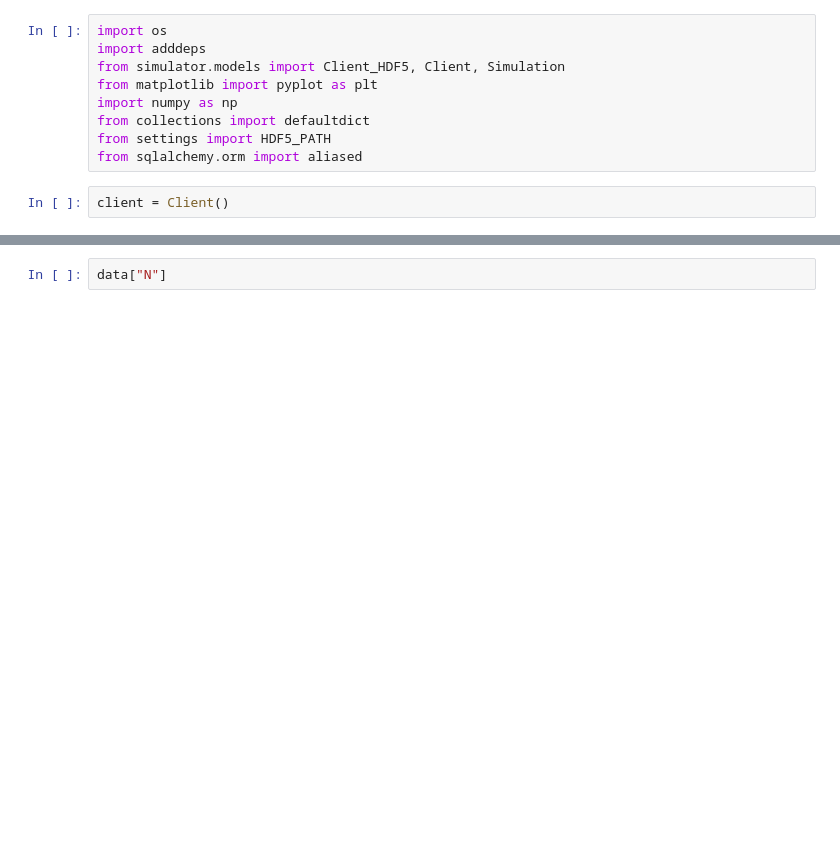
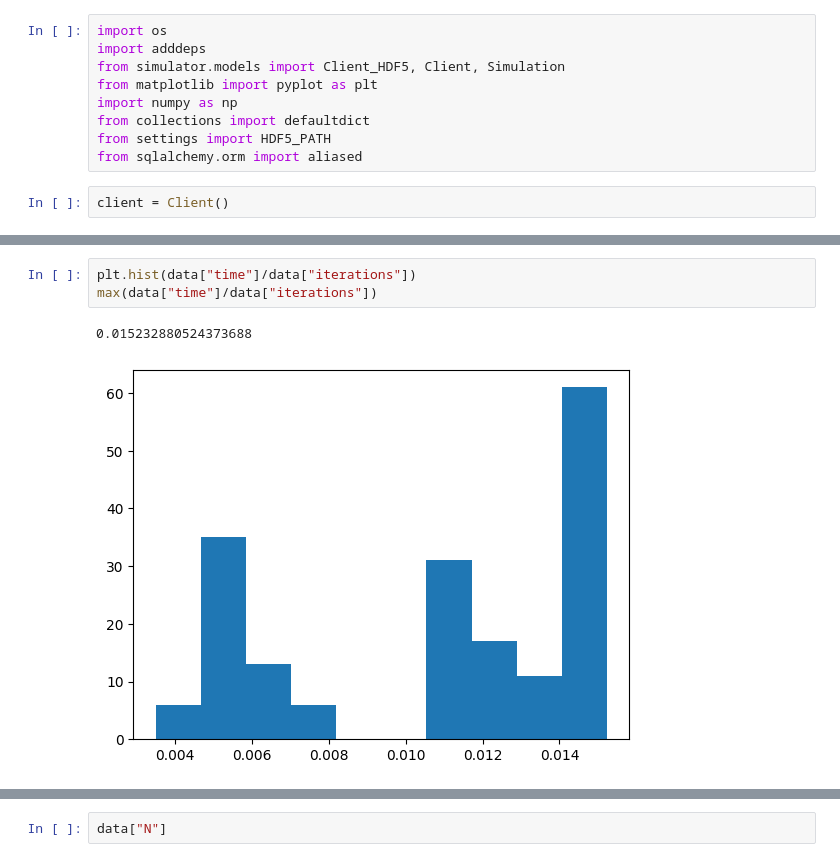
Before and after one commit to ashmat98/LJ-magnetic, a Jupyter notebook: scripts/resource estimate.ipynb, the cells around one changed output, grey strips where cells are left out. Saved outputs shown, nothing was run; the diff lists cells and outputs as text; blank space fills up the shorter version.

```diff
--- a/scripts/resource estimate.ipynb
+++ b/scripts/resource estimate.ipynb
@@ -61,3 +43,9 @@ FileNotFoundError: [Errno 2] No such file or directory: '/data/biophys/ashmat/LJ
+# %%
+plt.hist(data["time"]/data["iterations"])
+max(data["time"]/data["iterations"])
+# %% [output]
+0.015232880524373688
+[figure, added]
 # %%
 def f(n):
     return np.maximum(2e-3,  1.0e-7 * n**2.8 * 0.03)
```
Also changed, not shown: parts of 7 cells of this notebook, 51 other files.
